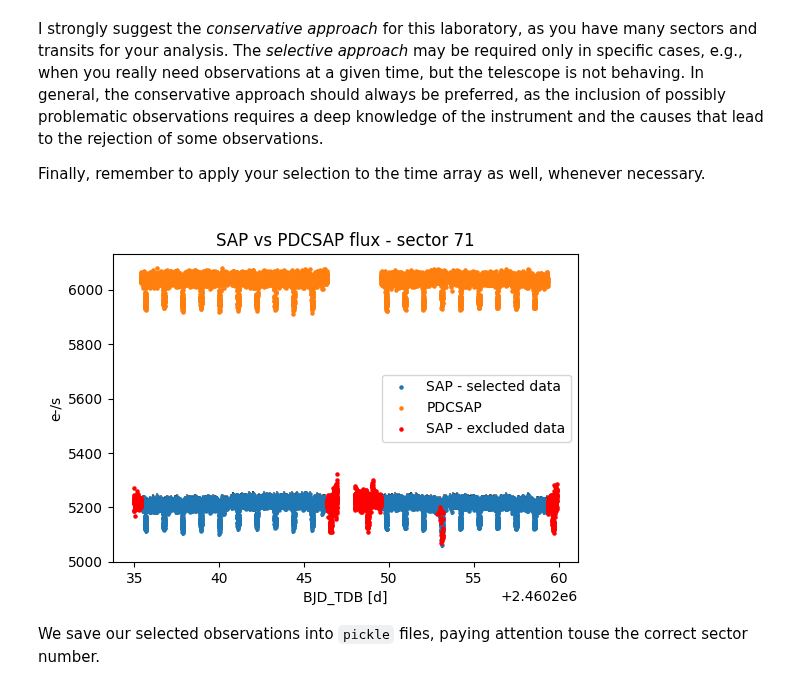
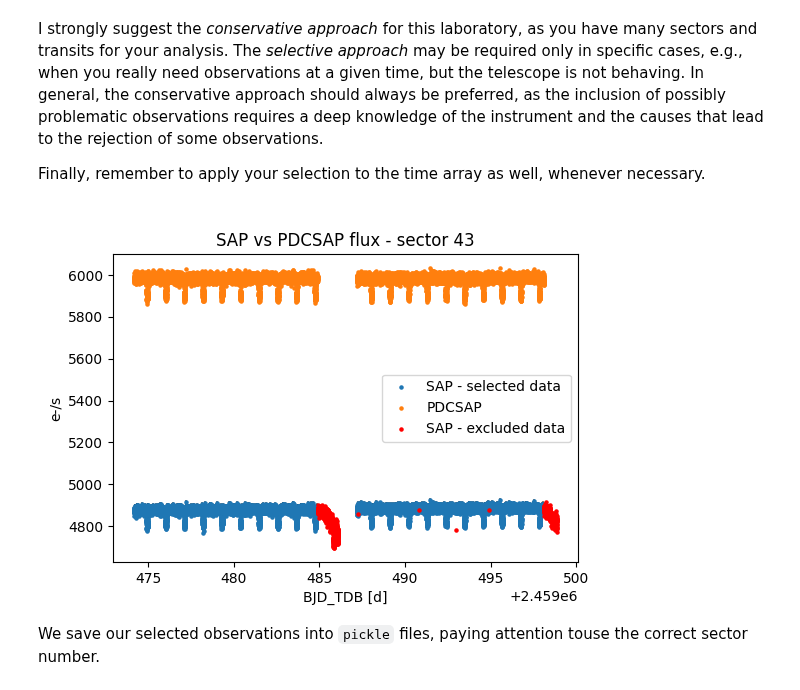
Before and after one commit to marcoboscato/exoplanet_lab2023, a Jupyter notebook: WASP-12 LAB/TESS/2_lightcurve_file.ipynb, the cells around one changed output. Drawn from its saved outputs; the diff is of its cells as text; code cells hidden in the pictures.

Commit message:
images

```diff
--- a/WASP-12 LAB/TESS/2_lightcurve_file.ipynb
+++ b/WASP-12 LAB/TESS/2_lightcurve_file.ipynb
@@ -33,6 +33,6 @@ from astropy.io import fits
 Let's proceed with checking the content of the LCf of the first sector at our disposal
 # %%
 path = 'MAST/'
-sector71_lcf = path+'wasp12_tess_s0071_lc.fits'
-fits.info(sector71_lcf)
+sector43_lcf = path+'wasp12_tess_s0043_lc.fits'
+fits.info(sector43_lcf)
 # %% [output]
@@ -53,7 +53,7 @@ The third HDU `APERTURE` reports the same information about the aperture contain
 
 We can now open the file and check the content of the second HDU (number 1, starting from 0 as Python convention) using the `columns` method.
 # %%
-lchdu = fits.open(sector71_lcf)
+lchdu = fits.open(sector43_lcf)
 lchdu[1].columns
 # %% [output]
 ColDefs(
@@ -202,21 +203,21 @@ Finally, remember to apply your selection to the time array as well, whenever ne
 # %%
 plt.figure(figsize=(6,4))
 plt.scatter(time_array[conservative_selection], sap_flux[conservative_selection],
             s=5, label='SAP - selected data')
 plt.scatter(time_array, pdcsap_flux, s=5, label='PDCSAP')
 plt.scatter(time_array[~conservative_selection], sap_flux[~conservative_selection],
             s=5, c='r', label='SAP - excluded data')
 plt.errorbar(time_array[conservative_selection], sap_flux[conservative_selection],
             yerr=sap_flux_error[conservative_selection], fmt=' ', alpha=0.5,
             ecolor='k', zorder=-1)
 plt.xlabel('BJD_TDB [d]')
 plt.ylabel('e-/s')
-plt.title("SAP vs PDCSAP flux - sector 71")
+plt.title("SAP vs PDCSAP flux - sector 43")
 
 plt.legend()
 plt.show()
 # %% [output]
-[figure, old version]
+[figure, new version]
 # %% [markdown]
 We save our selected observations into `pickle` files, paying attention touse the correct sector number.
 # %%
```
Also changed, not shown: parts of 8 cells of this notebook, 4 other files.
